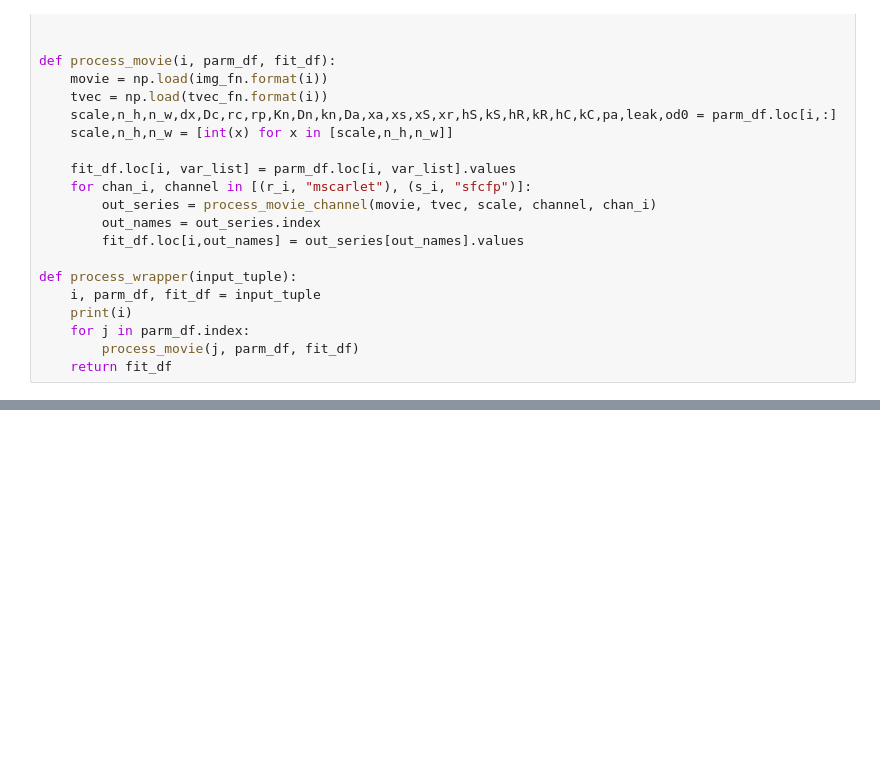
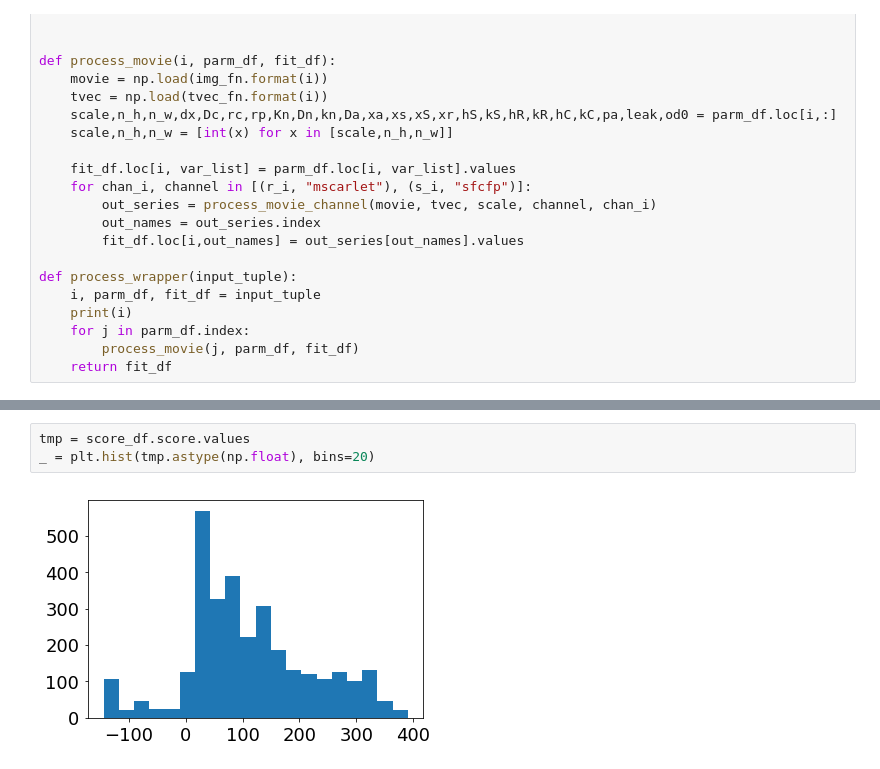
Before and after one commit to boospooky/omnitray-modeling, a Jupyter notebook: omnitray-modeling/microsim_ca/simulation_notebook_ca.ipynb, the cells around one changed output, grey strips where cells are left out. Saved outputs shown, nothing was run; the diff lists cells and outputs as text; blank space fills up the shorter version.

```diff
--- a/omnitray-modeling/microsim_ca/simulation_notebook_ca.ipynb
+++ b/omnitray-modeling/microsim_ca/simulation_notebook_ca.ipynb
@@ -1018,0 +1121,5 @@ tmp[:] = tmp_vec.reshape((species, n_h, n_w))
+# %%
+tmp = score_df.score.values
+_ = plt.hist(tmp.astype(np.float), bins=20)
+# %% [output]
+[figure, added]
```
Also changed, not shown: parts of 23 cells of this notebook, 1 other file.
